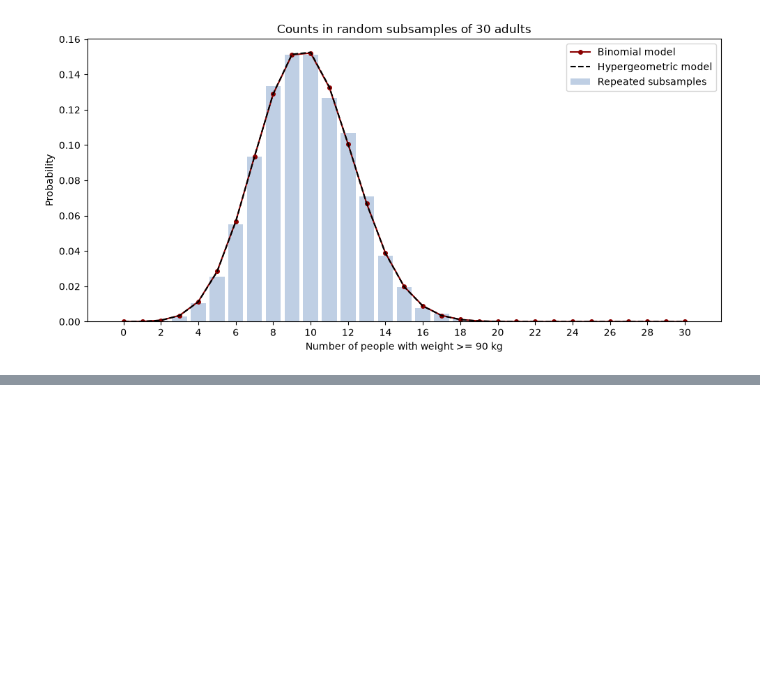
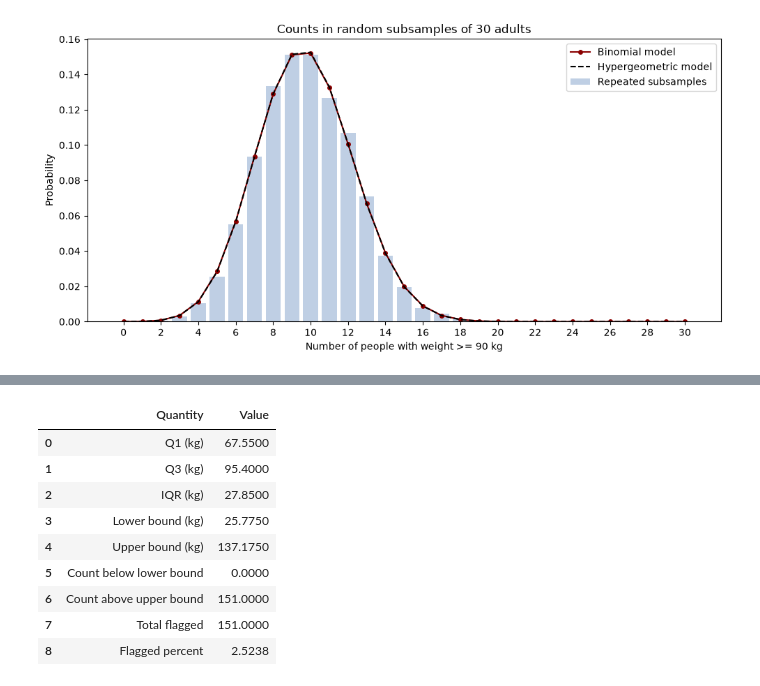
Before and after one commit to nazaninhasani/Amar, a Jupyter notebook: notebooks/phase2_analysis.ipynb, the cells around one changed output, grey strips where cells are left out. Saved outputs shown, nothing was run; the diff lists cells and outputs as text; code cells hidden in the pictures; blank space fills up the shorter version.

```diff
--- a/notebooks/phase2_analysis.ipynb
+++ b/notebooks/phase2_analysis.ipynb
@@ -464,0 +567,51 @@ plt.show()
+# %%
+# چارک‌ها و فاصلهٔ بین چارکی
+q1 = weights.quantile(0.25)
+q3 = weights.quantile(0.75)
+iqr = q3 - q1
+
+# حدود شناسایی نقاط دورافتاده
+lower_bound = q1 - 1.5 * iqr
+upper_bound = q3 + 1.5 * iqr
+
+below = weights < lower_bound
+above = weights > upper_bound
+outlier_mask = below | above
+
+outlier_summary = pd.DataFrame({
+    "Quantity": [
+        "Q1 (kg)",
+        "Q3 (kg)",
+        "IQR (kg)",
+        "Lower bound (kg)",
+        "Upper bound (kg)",
+        "Count below lower bound",
+        "Count above upper bound",
+        "Total flagged",
+        "Flagged percent"
+    ],
+    "Value": [
+        q1,
+        q3,
+        iqr,
+        lower_bound,
+        upper_bound,
+        below.sum(),
+        above.sum(),
+        outlier_mask.sum(),
+        100 * outlier_mask.mean()
+    ]
+})
+
+display(outlier_summary.round(4))
+# %% [output]
+|  | Quantity | Value |
+| 0 | Q1 (kg) | 67.5500 |
+| 1 | Q3 (kg) | 95.4000 |
+| 2 | IQR (kg) | 27.8500 |
+| 3 | Lower bound (kg) | 25.7750 |
+| 4 | Upper bound (kg) | 137.1750 |
+| 5 | Count below lower bound | 0.0000 |
+| 6 | Count above upper bound | 151.0000 |
+| 7 | Total flagged | 151.0000 |
+| 8 | Flagged percent | 2.5238 |
```
Also changed, not shown: parts of 3 cells of this notebook, 1 other file.
